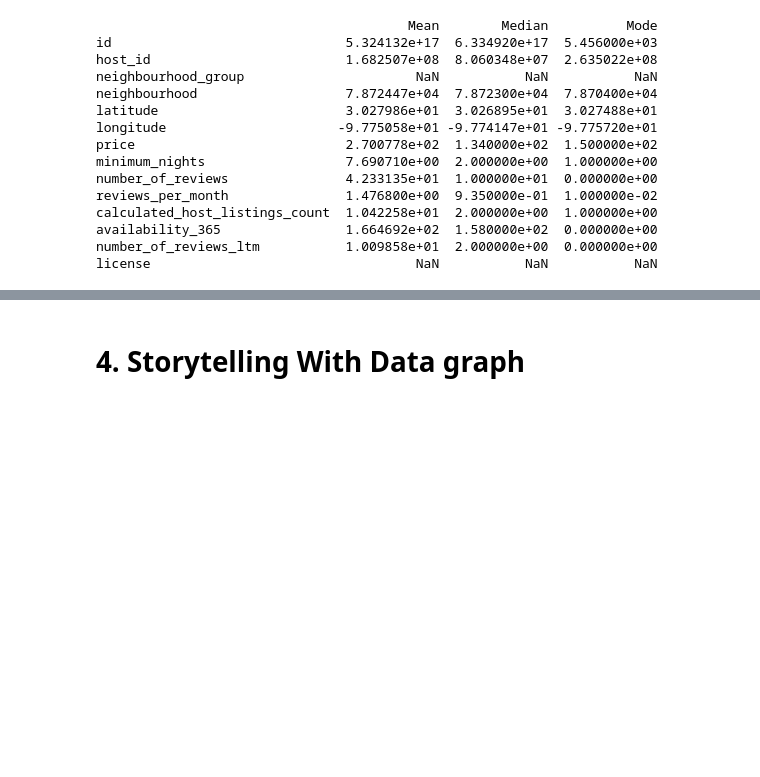
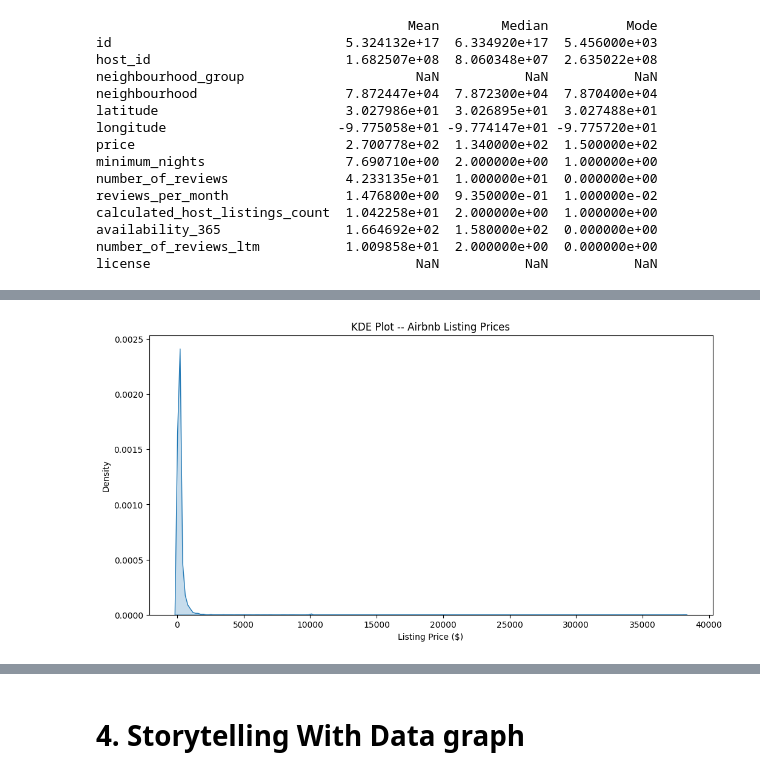
Before and after one commit to Siobhan-C/OMDS-ModB2-Curran-Peer-Review, a Jupyter notebook: OMDS-ModB2-Week4-Curran-Siobhan.ipynb, the cells around one changed output, grey strips where cells are left out. Saved outputs shown, nothing was run; the diff lists cells and outputs as text; code cells hidden in the pictures; blank space fills up the shorter version.

```diff
--- a/OMDS-ModB2-Week4-Curran-Siobhan.ipynb
+++ b/OMDS-ModB2-Week4-Curran-Siobhan.ipynb
@@ -339,0 +360,18 @@ license                                  NaN           NaN           NaN
+# %%
+#load
+file_path = "Inside Airbnb - listings.csv"  # Update this path if needed
+df = pd.read_csv(file_path)
+
+#convert 'price' to numeric and drop NaN values
+df["price"] = pd.to_numeric(df["price"], errors="coerce")
+df_clean = df.dropna(subset=["price"])  # Remove NaN values
+
+# Create a KDE plot for price distribution
+plt.figure(figsize=(12, 6))
+sns.kdeplot(data=df_clean, x="price", fill=True, bw_adjust=0.5)
+plt.xlabel("Listing Price ($)")
+plt.ylabel("Density")
+plt.title("KDE Plot -- Airbnb Listing Prices")
+plt.show()
+# %% [output]
+[figure, added]
```
Also changed, not shown: parts of 11 cells of this notebook.
